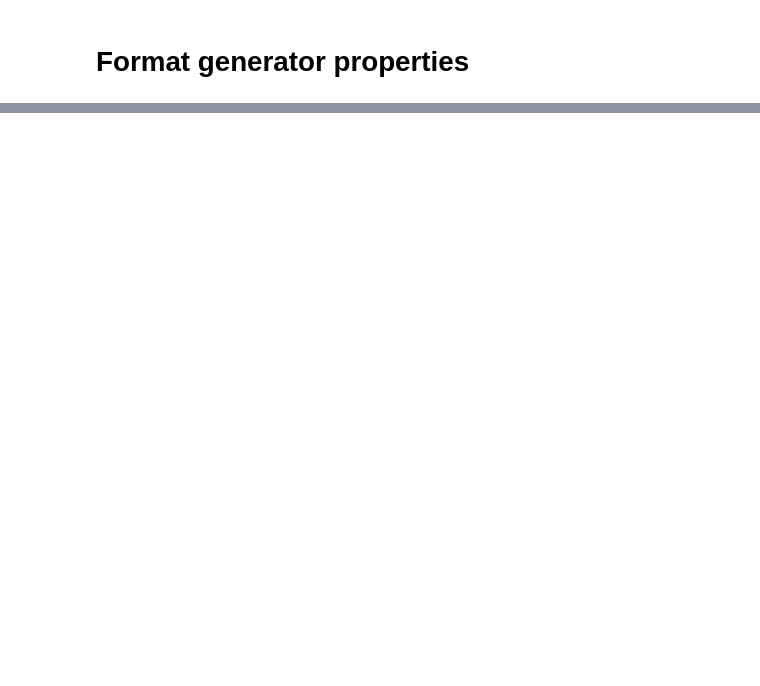
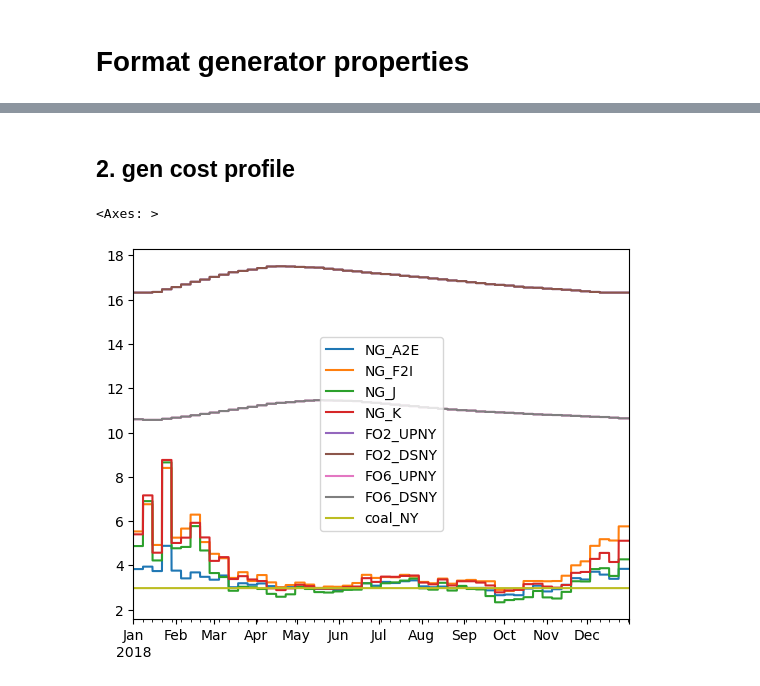
Before and after one commit to boyuan276/NYgrid-python, a Jupyter notebook: dev/write_gen_prop_profiles.ipynb, the cells around one changed output, grey strips where cells are left out. Saved outputs shown, nothing was run; the diff lists cells and outputs as text; code cells hidden in the pictures; blank space fills up the shorter version.

```diff
--- a/dev/write_gen_prop_profiles.ipynb
+++ b/dev/write_gen_prop_profiles.ipynb
@@ -135,0 +342,4 @@ gen_params_2018
+# %%
+start_date = datetime(2018, 1, 1, 0, 0, 0)
+end_date = datetime(2018, 12, 31, 23, 0, 0)
+timestamp_list = pd.date_range(start_date, end_date, freq='1H')
@@ -135,0 +373,16 @@ gen_params_2018
+# %% [markdown]
+## 2. gen cost profile
+# %%
+# Read weekly fuel price profiles
+fuel_price_profile_2018 = pd.read_excel(os.path.join(thermal_data_dir, '2018_profiles.xlsx'),
+                                        sheet_name='FuelPrice')
+fuel_price_profile_2018 = fuel_price_profile_2018.set_index('TimeStamp')
+
+# Interpolate fuel price to hourly resolution
+fuel_price_profile_2018 = fuel_price_profile_2018.reindex(
+    timestamp_list, method='ffill')
+
+fuel_price_profile_2018.plot()
+# %% [output]
+<Axes: >
+[figure, added]
```
Also changed, not shown: parts of 63 cells of this notebook, 1 other file.
